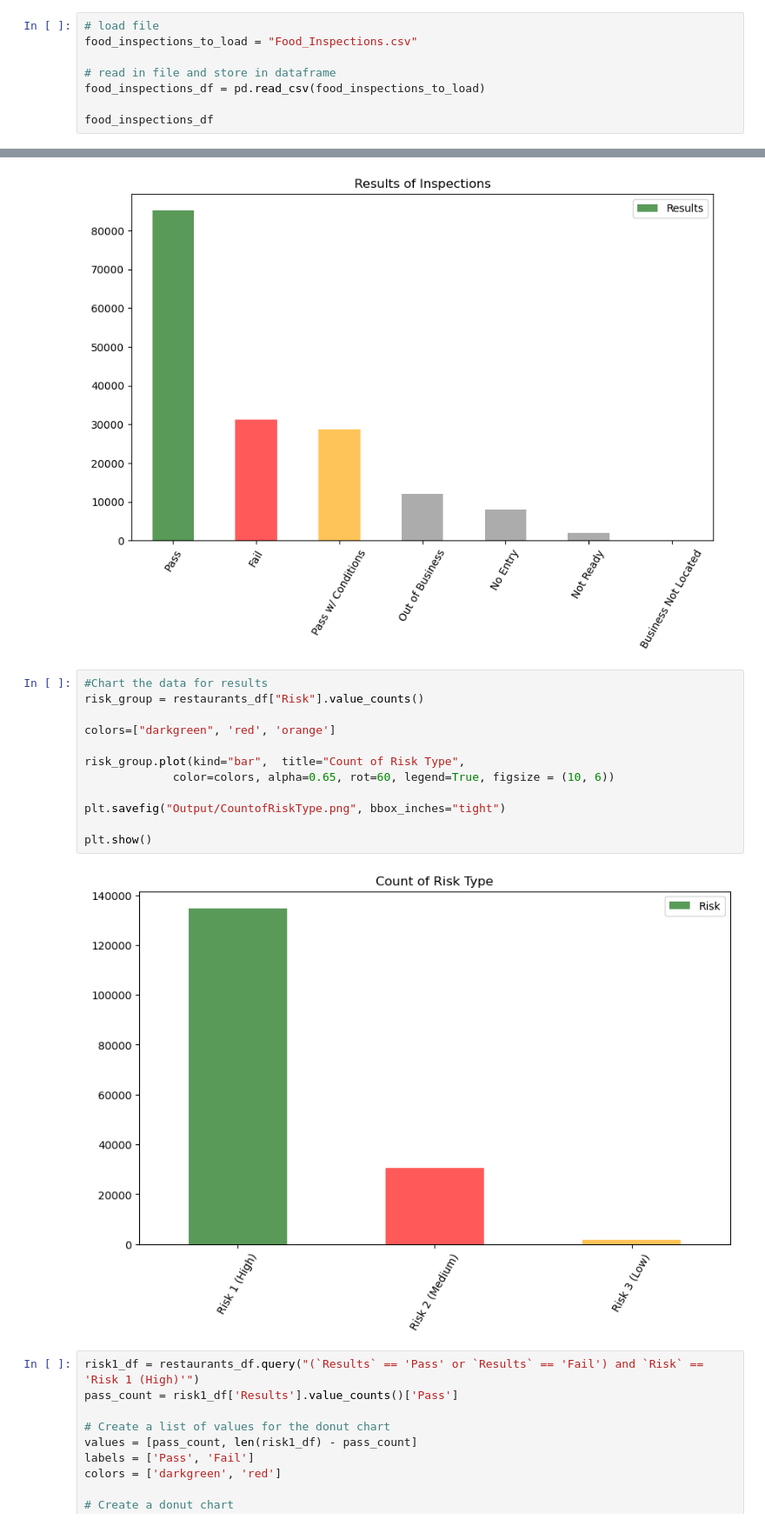
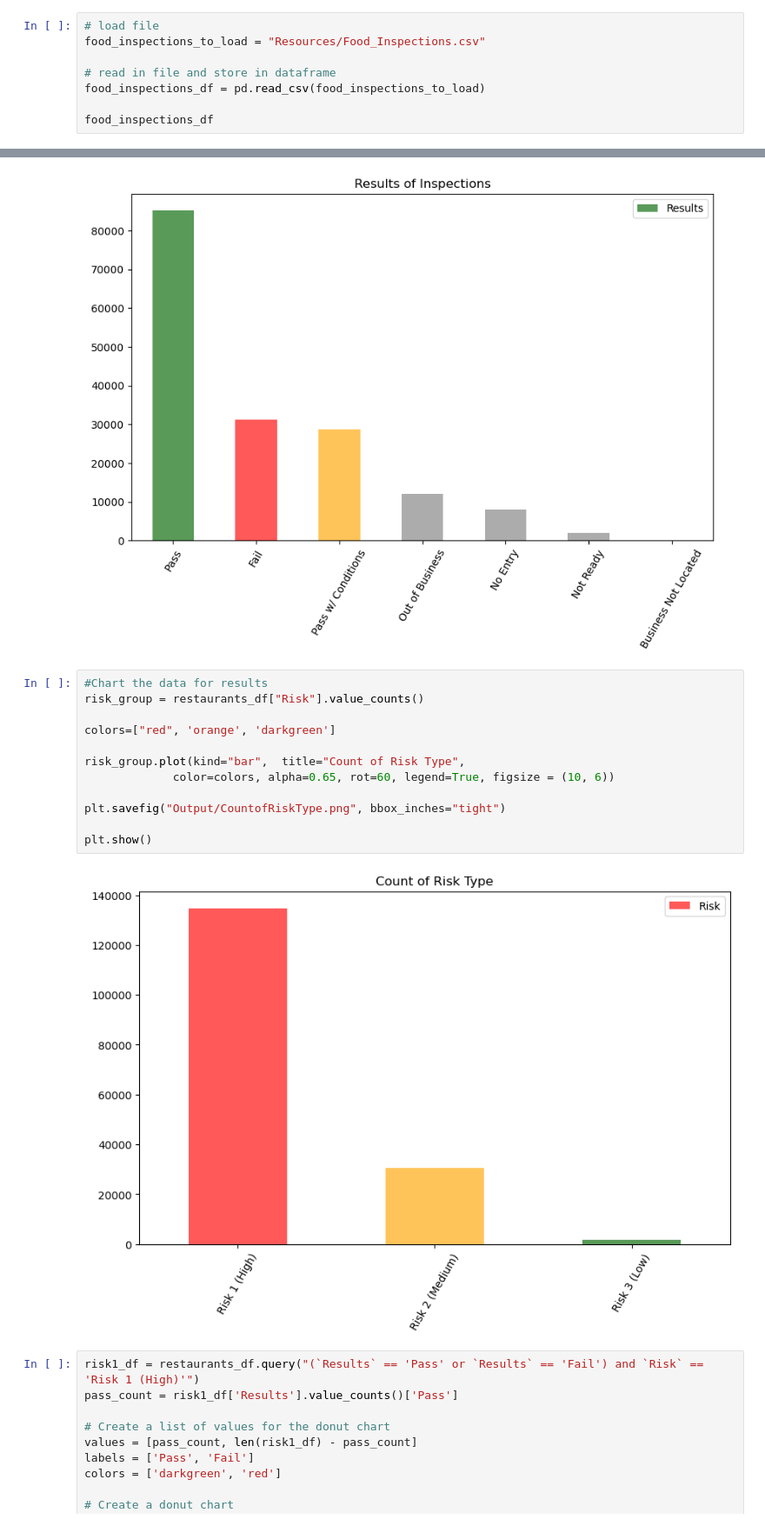
Before and after one commit to flindwall/chicago-food-inspections, a Jupyter notebook: Analysis.ipynb, the cells around one changed output, grey strips where cells are left out. Shown at 87% size. Saved outputs shown, nothing was run; the diff lists cells and outputs as text.

```diff
--- a/Analysis.ipynb
+++ b/Analysis.ipynb
@@ -7,7 +7,7 @@ import warnings
 warnings.filterwarnings('ignore')
 # %%
 # load file
-food_inspections_to_load = "Food_Inspections.csv"
+food_inspections_to_load = "Resources/Food_Inspections.csv"
 
 # read in file and store in dataframe
 food_inspections_df = pd.read_csv(food_inspections_to_load)
@@ -248,17 +248,17 @@ plt.show()
 # %%
 #Chart the data for results
 risk_group = restaurants_df["Risk"].value_counts()
 
-colors=["darkgreen", 'red', 'orange']
+colors=["red", 'orange', 'darkgreen']
 
 risk_group.plot(kind="bar",  title="Count of Risk Type",
              color=colors, alpha=0.65, rot=60, legend=True, figsize = (10, 6))
 
 plt.savefig("Output/CountofRiskType.png", bbox_inches="tight")
 
 plt.show()
 # %% [output]
-[figure, old version]
+[figure, new version]
 # %%
 risk1_df = restaurants_df.query("(`Results` == 'Pass' or `Results` == 'Fail') and `Risk` == 'Risk 1 (High)'")
 pass_count = risk1_df['Results'].value_counts()['Pass']
```
